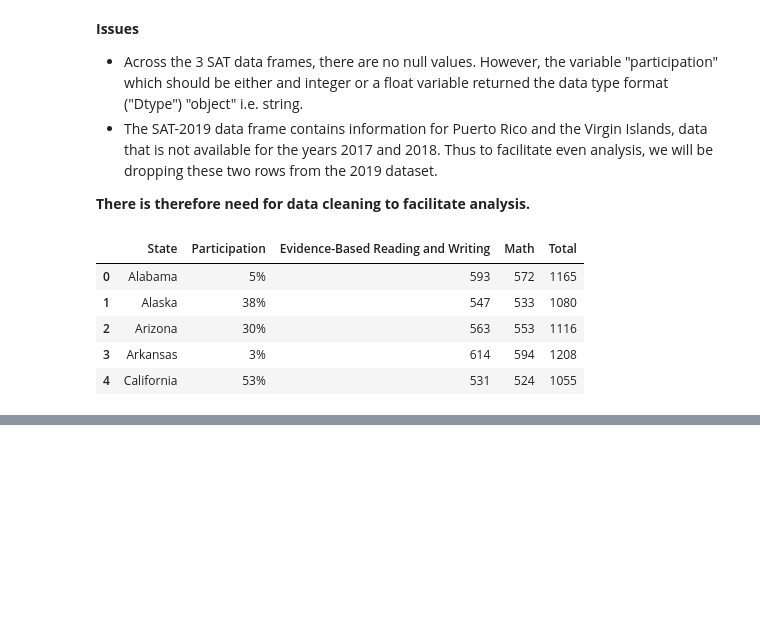
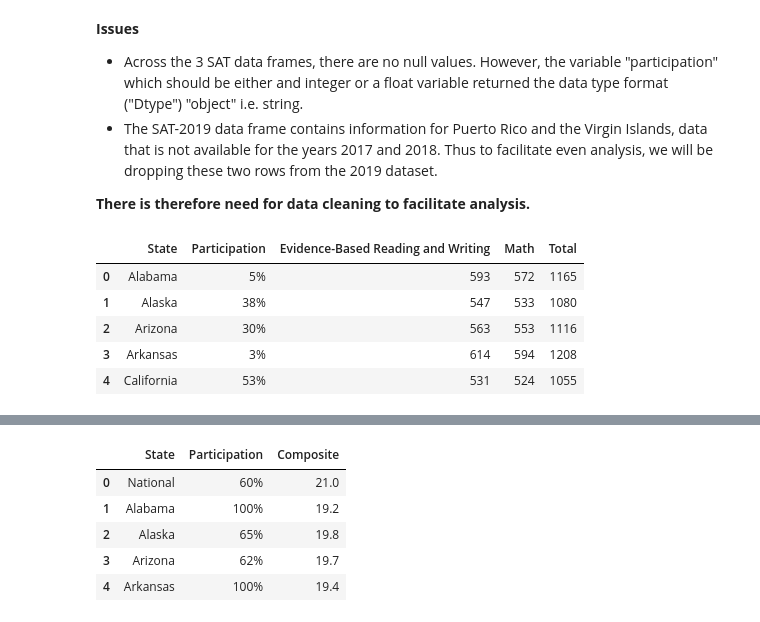
Before and after one commit to nnennaoorji/ACT_SAT_Analysis_2, a Jupyter notebook: code/data cleaning.ipynb, the cells around one changed output, grey strips where cells are left out. Cells and saved outputs as stored; diff of their text form; code cells hidden in the pictures; blank space fills up the shorter version.

```diff
--- a/code/data cleaning.ipynb
+++ b/code/data cleaning.ipynb
@@ -281,3 +301,14 @@ display(act_2017.info())
+# %%
+#drop english, math reading and science columns to align with 2018 & 2019 data
+act_2017.drop(columns=['English','Math',"Reading","Science"], inplace=True)
+act_2017.head()
+# %% [output]
+|  | State | Participation | Composite |
+| 0 | National | 60% | 21.0 |
+| 1 | Alabama | 100% | 19.2 |
+| 2 | Alaska | 65% | 19.8 |
+| 3 | Arizona | 62% | 19.7 |
+| 4 | Arkansas | 100% | 19.4 |
 # %%
 display(act_2018.head())
 display(act_2018.shape)
```
Also changed, not shown: parts of 37 cells of this notebook, 2 other files.
